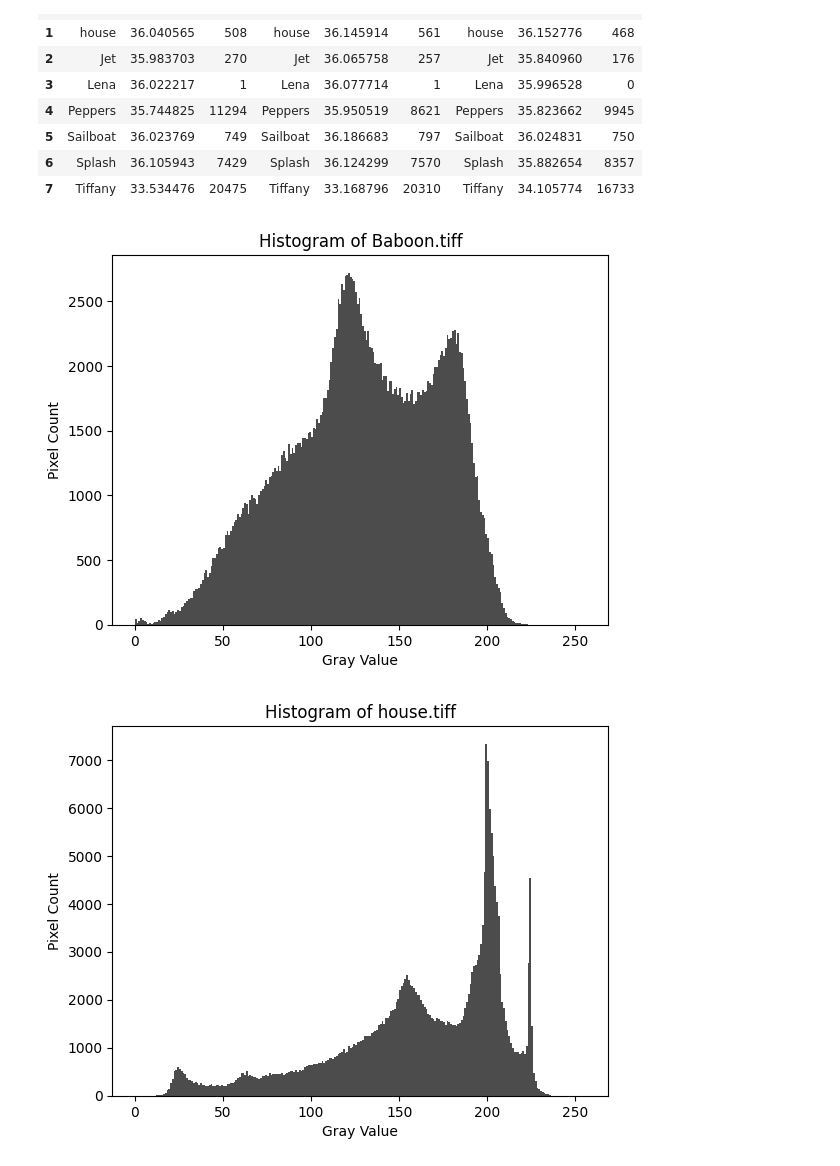
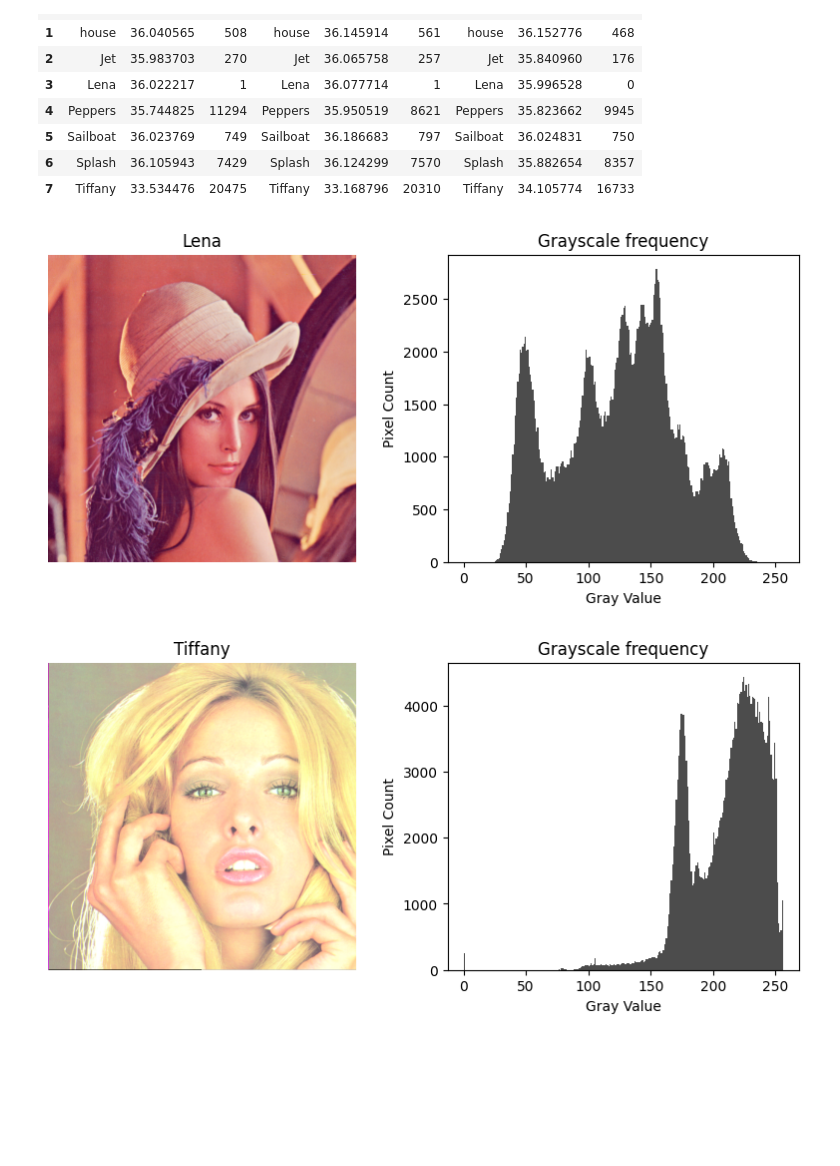
Before and after one commit to rich921222/co-project, a Jupyter notebook: outputdata.ipynb, the cells around one changed output. Drawn from its saved outputs; the diff is of its cells as text; code cells hidden in the pictures; blank space fills up the shorter version.

```diff
--- a/outputdata.ipynb
+++ b/outputdata.ipynb
@@ -81,21 +81,36 @@ df_combined.to_csv('result.csv', index=False)
 # %%
 from skimage import io
 import numpy as np
 import matplotlib.pyplot as plt
+import os
 imagelist = os.listdir('image')
+
 def plot_histogram(image_name):
     path = 'image/' + image_name
     I = io.imread(path)
+
+    # 將 RGB 轉換為灰階
     gray_image = np.dot(I[...,:3], [0.299, 0.587, 0.114])
 
-    plt.hist(gray_image.ravel(), bins=256, range=[0, 256], color='black', alpha=0.7)
-    plt.title(f'Histogram of {image_name}')
-    plt.xlabel('Gray Value')
-    plt.ylabel('Pixel Count')
-    plt.show()
+    # 移除副檔名
+    image_base_name = os.path.splitext(image_name)[0]
 
-for image_name in imagelist:
+    # 創建子圖
+    fig, axs = plt.subplots(1, 2, figsize=(10, 4))
+
+    # 左側顯示原始圖片
+    axs[0].imshow(I)
+    axs[0].axis('off')  # 隱藏座標軸
+    axs[0].set_title(f'{image_base_name}')
+
+    # 右側顯示灰階直方圖
+    axs[1].hist(gray_image.ravel(), bins=256, range=[0, 256], color='black', alpha=0.7)
+    axs[1].set_title(f'Grayscale frequency')
+    axs[1].set_xlabel('Gray Value')
+    axs[1].set_ylabel('Pixel Count')
+
+for image_name in ['Lena.tiff', 'Tiffany.tiff']:
     plot_histogram(image_name)
 # %% [output]
-[figure, old version]
+[figure, new version]
-[figure, old version]
+[figure, new version]
```
Also changed, not shown: parts of 1 cell of this notebook, 19 other files.
